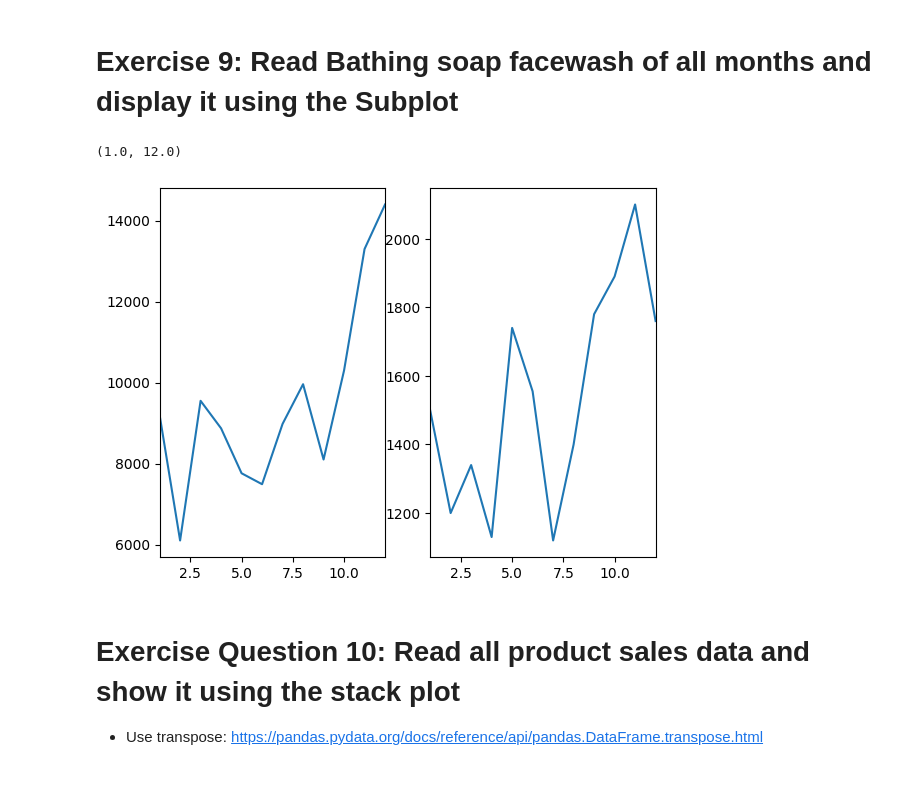
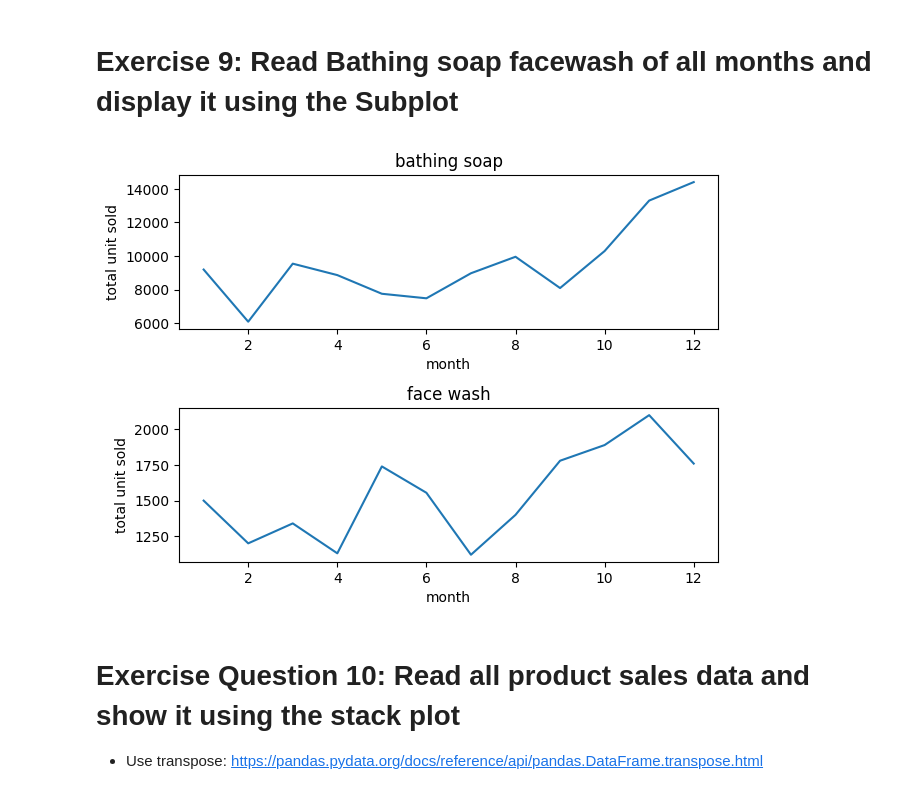
Before and after one commit to jia-von/junior-data-analyst, a Jupyter notebook: 20230721/activity_matplotlib.ipynb, the cells around one changed output. Cells and saved outputs as stored; diff of their text form; code cells hidden in the pictures.

```diff
--- a/20230721/activity_matplotlib.ipynb
+++ b/20230721/activity_matplotlib.ipynb
@@ -155,17 +154,24 @@ dtype: int64
 # %%
 bathing_soap = df['bathingsoap']
 face_wash = df['facewash']
 
-# subplot for bathing soap (121)
-plt.subplot(121)
-plt.plot(df['month_number'],bathing_soap)
-plt.xlim(1,12)
-plt.subplot(122)
-plt.plot(df['month_number'],face_wash)
-plt.xlim(1,12)
+# subplot for bathing soap
+fig, ax = plt.subplots(2,1)
+ax[0].plot(df['month_number'],bathing_soap)
+ax[0].set_title('bathing soap')
+ax[0].set_xlabel('month')
+ax[0].set_ylabel('total unit sold')
+
+# subplot for facewash
+ax[1].plot(df['month_number'],face_wash)
+ax[1].set_title('face wash')
+ax[1].set_xlabel('month')
+ax[1].set_ylabel('total unit sold')
+
+#figure
+fig.tight_layout(pad=1)
 # %% [output]
-(1.0, 12.0)
-[figure, old version]
+[figure, new version]
 # %% [markdown]
 # Exercise Question 10: Read all product sales data and show it using the stack plot
 - Use transpose: https://pandas.pydata.org/docs/reference/api/pandas.DataFrame.transpose.html
```
Also changed, not shown: parts of 5 cells of this notebook.
